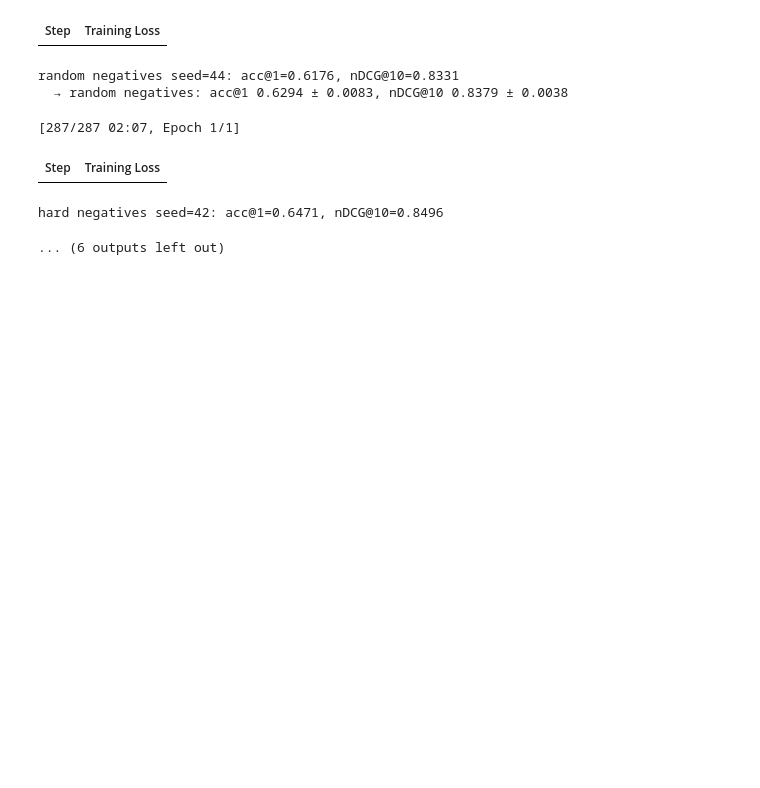
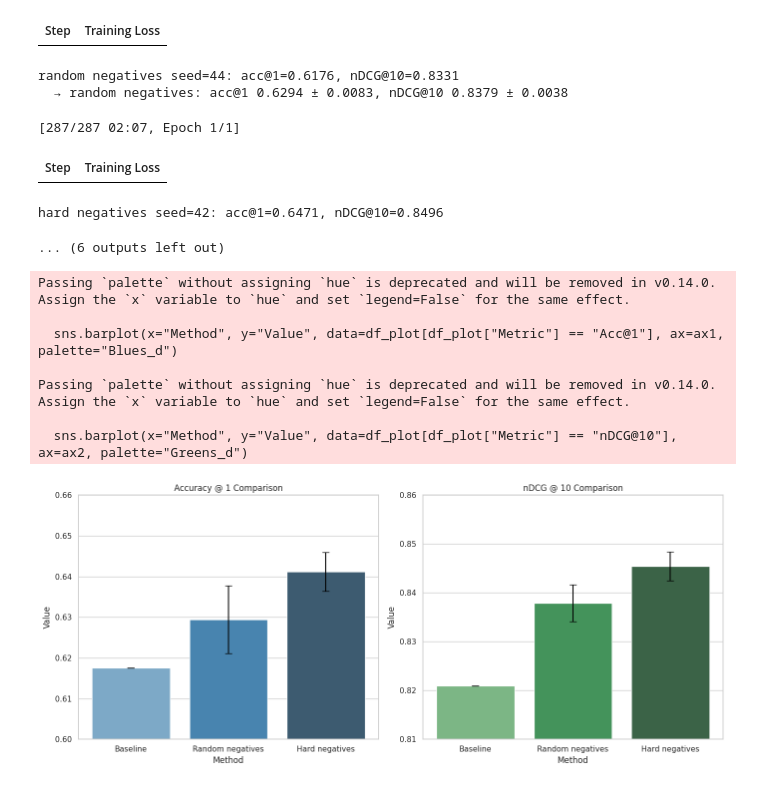
Before and after one commit to askarbekkk/kyrgyz-embeddings, a Jupyter notebook: kyrgyz-embeddings.ipynb, the cells around one changed output. Cells and saved outputs as stored; diff of their text form; code cells hidden in the pictures; blank space fills up the shorter version.

```diff
--- a/kyrgyz-embeddings.ipynb
+++ b/kyrgyz-embeddings.ipynb
@@ -723,3 +958,65 @@ random negatives seed=44: acc@1=0.6176, nDCG@10=0.8331
 | Step | Training Loss |
 hard negatives seed=42: acc@1=0.6471, nDCG@10=0.8496
 ... (6 outputs left out)
+# %%
+import matplotlib.pyplot as plt
+import pandas as pd
+import seaborn as sns
+
+# 1. Prepare data for plotting
+plot_data = []
+
+# Baseline metrics (fixed values from previous runs)
+baseline_acc = 0.6176
+baseline_ndcg = 0.8209
+
+# Add Baseline
+plot_data.append({"Method": "Baseline", "Metric": "Acc@1", "Value": baseline_acc, "Std": 0})
+plot_data.append({"Method": "Baseline", "Metric": "nDCG@10", "Value": baseline_ndcg, "Std": 0})
+
+# Add results from the multi-seed comparison
+for name, (accs, ndcgs) in results.items():
+    plot_data.append({
+        "Method": name.capitalize(),
+        "Metric": "Acc@1",
+        "Value": np.mean(accs),
+        "Std": np.std(accs)
+    })
+    plot_data.append({
+        "Method": name.capitalize(),
+        "Metric": "nDCG@10",
+        "Value": np.mean(ndcgs),
+        "Std": np.std(ndcgs)
+    })
+
+df_plot = pd.DataFrame(plot_data)
+
+# 2. Plotting
+sns.set_theme(style="whitegrid")
+fig, (ax1, ax2) = plt.subplots(1, 2, figsize=(14, 6))
+
+# Plot Acc@1
+sns.barplot(x="Method", y="Value", data=df_plot[df_plot["Metric"] == "Acc@1"], ax=ax1, palette="Blues_d")
+ax1.errorbar(x=range(3), y=df_plot[df_plot["Metric"] == "Acc@1"]["Value"],
+             yerr=df_plot[df_plot["Metric"] == "Acc@1"]["Std"], fmt='none', c='black', capsize=5)
+ax1.set_title("Accuracy @ 1 Comparison")
+ax1.set_ylim(0.6, 0.66)
+
+# Plot nDCG@10
+sns.barplot(x="Method", y="Value", data=df_plot[df_plot["Metric"] == "nDCG@10"], ax=ax2, palette="Greens_d")
+ax2.errorbar(x=range(3), y=df_plot[df_plot["Metric"] == "nDCG@10"]["Value"],
+             yerr=df_plot[df_plot["Metric"] == "nDCG@10"]["Std"], fmt='none', c='black', capsize=5)
+ax2.set_title("nDCG @ 10 Comparison")
+ax2.set_ylim(0.81, 0.86)
+
+plt.tight_layout()
+plt.show()
+# %% [output]
+Passing `palette` without assigning `hue` is deprecated and will be removed in v0.14.0. Assign the `x` variable to `hue` and set `legend=False` for the same effect.
+
+  sns.barplot(x="Method", y="Value", data=df_plot[df_plot["Metric"] == "Acc@1"], ax=ax1, palette="Blues_d")
+
+Passing `palette` without assigning `hue` is deprecated and will be removed in v0.14.0. Assign the `x` variable to `hue` and set `legend=False` for the same effect.
+
+  sns.barplot(x="Method", y="Value", data=df_plot[df_plot["Metric"] == "nDCG@10"], ax=ax2, palette="Greens_d")
+[figure, added]
```
Also changed, not shown: parts of 7 cells of this notebook.
